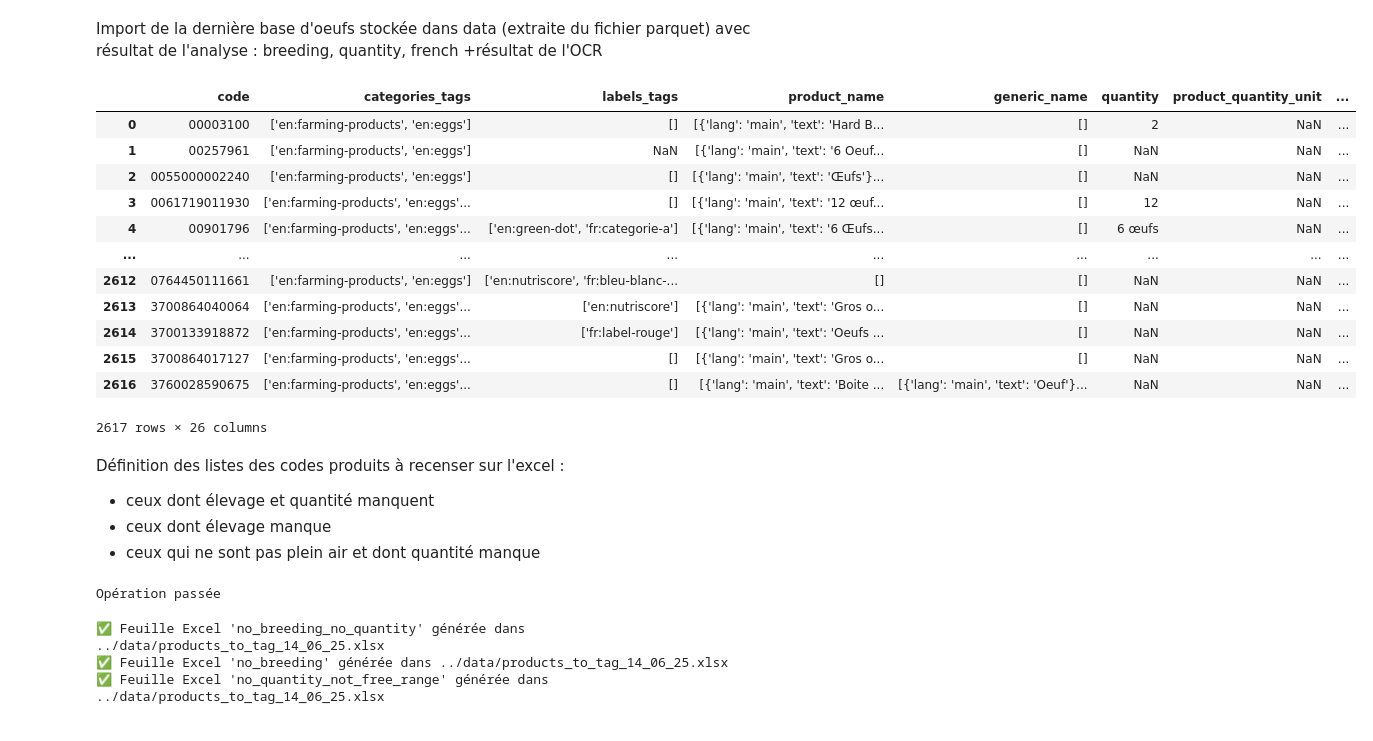
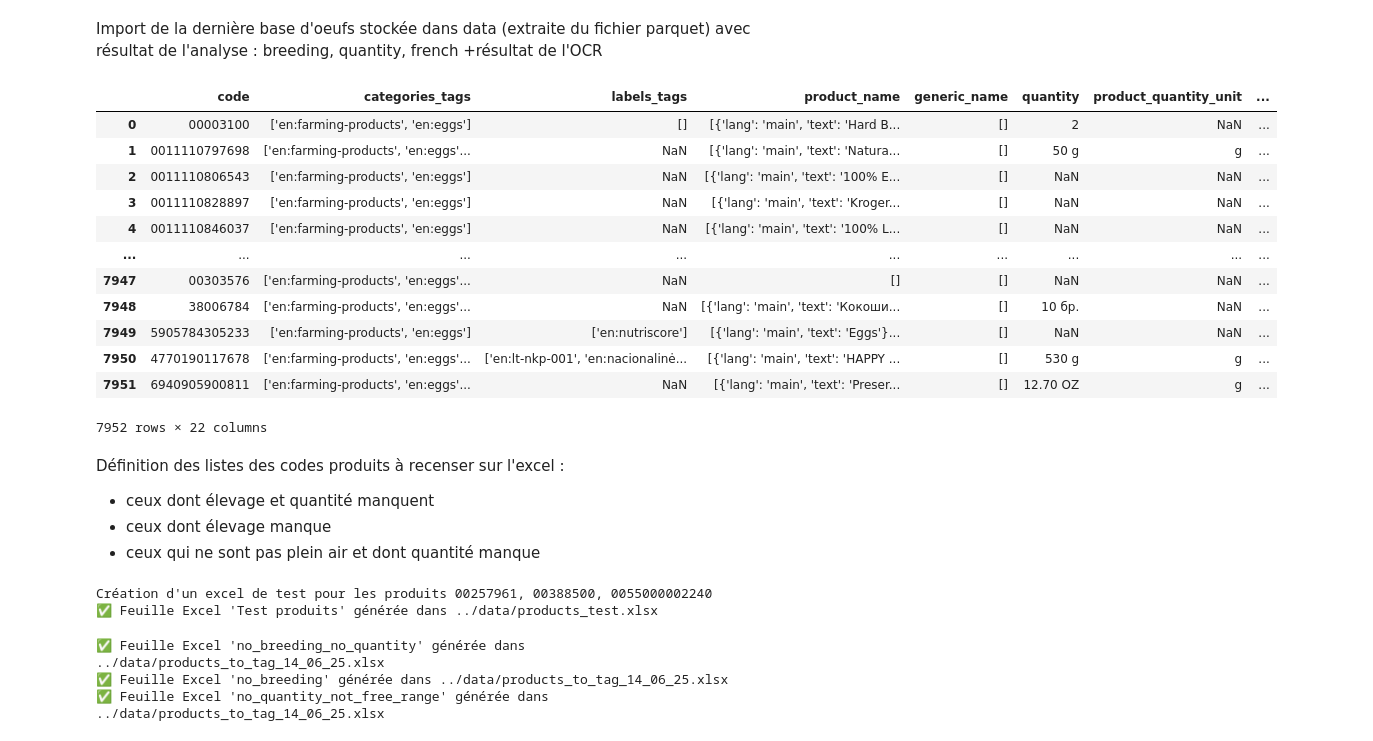
Before and after one commit to dataforgoodfr/13_empreinte_souffrance, a Jupyter notebook: analysis/scripts/export_computed_data_to_excel.ipynb, the cells around one changed output. Saved outputs shown, nothing was run; the diff lists cells and outputs as text; code cells hidden in the pictures.

Commit message:
add data exporter to excel

```diff
--- a/analysis/scripts/export_computed_data_to_excel.ipynb
+++ b/analysis/scripts/export_computed_data_to_excel.ipynb
@@ -11,22 +11,22 @@ from typing import List, Optional
 # %% [markdown]
 Import de la dernière base d'oeufs stockée dans data (extraite du fichier parquet) avec résultat de l'analyse : breeding, quantity, french +résultat de l'OCR
 # %%
-df_oeufs_fr = pd.read_csv("../data/eggs_is_suffering_computed_fr.csv")
+df_oeufs_fr = pd.read_csv('C:\\dev\\git\\13_empreinte_souffrance\\backend\\app\\scripts\\data\\processed_products.csv')
 df_oeufs_fr
 # %% [output]
 |  | code | categories_tags | labels_tags | product_name | generic_name | quantity | product_quantity_unit | ... |
 | 0 | 00003100 | ['en:farming-products', 'en:eggs'] | [] | [{'lang': 'main', 'text': 'Hard B... | [] | 2 | NaN | ... |
-| 1 | 00257961 | ['en:farming-products', 'en:eggs'] | NaN | [{'lang': 'main', 'text': '6 Oeuf... | [] | NaN | NaN | ... |
-| 2 | 0055000002240 | ['en:farming-products', 'en:eggs'] | [] | [{'lang': 'main', 'text': 'Œufs'}... | [] | NaN | NaN | ... |
-| 3 | 0061719011930 | ['en:farming-products', 'en:eggs'... | [] | [{'lang': 'main', 'text': '12 œuf... | [] | 12 | NaN | ... |
-| 4 | 00901796 | ['en:farming-products', 'en:eggs'... | ['en:green-dot', 'fr:categorie-a'] | [{'lang': 'main', 'text': '6 Œufs... | [] | 6 œufs | NaN | ... |
+| 1 | 0011110797698 | ['en:farming-products', 'en:eggs'... | NaN | [{'lang': 'main', 'text': 'Natura... | [] | 50 g | g | ... |
+| 2 | 0011110806543 | ['en:farming-products', 'en:eggs'] | NaN | [{'lang': 'main', 'text': '100% E... | [] | NaN | NaN | ... |
+| 3 | 0011110828897 | ['en:farming-products', 'en:eggs'] | NaN | [{'lang': 'main', 'text': 'Kroger... | [] | NaN | NaN | ... |
+| 4 | 0011110846037 | ['en:farming-products', 'en:eggs'] | NaN | [{'lang': 'main', 'text': '100% L... | [] | NaN | NaN | ... |
 | ... | ... | ... | ... | ... | ... | ... | ... | ... |
-| 2612 | 0764450111661 | ['en:farming-products', 'en:eggs'] | ['en:nutriscore', 'fr:bleu-blanc-... | [] | [] | NaN | NaN | ... |
-| 2613 | 3700864040064 | ['en:farming-products', 'en:eggs'... | ['en:nutriscore'] | [{'lang': 'main', 'text': 'Gros o... | [] | NaN | NaN | ... |
-| 2614 | 3700133918872 | ['en:farming-products', 'en:eggs'... | ['fr:label-rouge'] | [{'lang': 'main', 'text': 'Oeufs ... | [] | NaN | NaN | ... |
-| 2615 | 3700864017127 | ['en:farming-products', 'en:eggs'... | [] | [{'lang': 'main', 'text': 'Gros o... | [] | NaN | NaN | ... |
-| 2616 | 3760028590675 | ['en:farming-products', 'en:eggs'... | [] | [{'lang': 'main', 'text': 'Boite ... | [{'lang': 'main', 'text': 'Oeuf'}... | NaN | NaN | ... |
+| 7947 | 00303576 | ['en:farming-products', 'en:eggs'... | NaN | [] | [] | NaN | NaN | ... |
+| 7948 | 38006784 | ['en:farming-products', 'en:eggs'... | NaN | [{'lang': 'main', 'text': 'Кокоши... | [] | 10 бр. | NaN | ... |
+| 7949 | 5905784305233 | ['en:farming-products', 'en:eggs'] | ['en:nutriscore'] | [{'lang': 'main', 'text': 'Eggs'}... | [] | NaN | NaN | ... |
+| 7950 | 4770190117678 | ['en:farming-products', 'en:eggs'... | ['en:lt-nkp-001', 'en:nacionalinė... | [{'lang': 'main', 'text': 'HAPPY ... | [] | 530 g | g | ... |
+| 7951 | 6940905900811 | ['en:farming-products', 'en:eggs'... | NaN | [{'lang': 'main', 'text': 'Preser... | [] | 12.70 OZ | g | ... |
-2617 rows × 26 columns
+7952 rows × 22 columns
 # %% [markdown]
 Définition des listes des codes produits à recenser sur l'excel :
 
@@ -540,7 +540,8 @@ if confirm.lower() == 'o':
 else:
     print("Opération passée")
 # %% [output]
-Opération passée
+Création d'un excel de test pour les produits 00257961, 00388500, 0055000002240
+✅ Feuille Excel 'Test produits' générée dans ../data/products_test.xlsx
 # %%
 # Afficher les produits contenant des ingredients de type "barn"
 confirm = input("Voulez-vous créer l'excel pour tous les produits ? (o/n): ")
```
Also changed, not shown: parts of 1 cell of this notebook, 3 other files.
